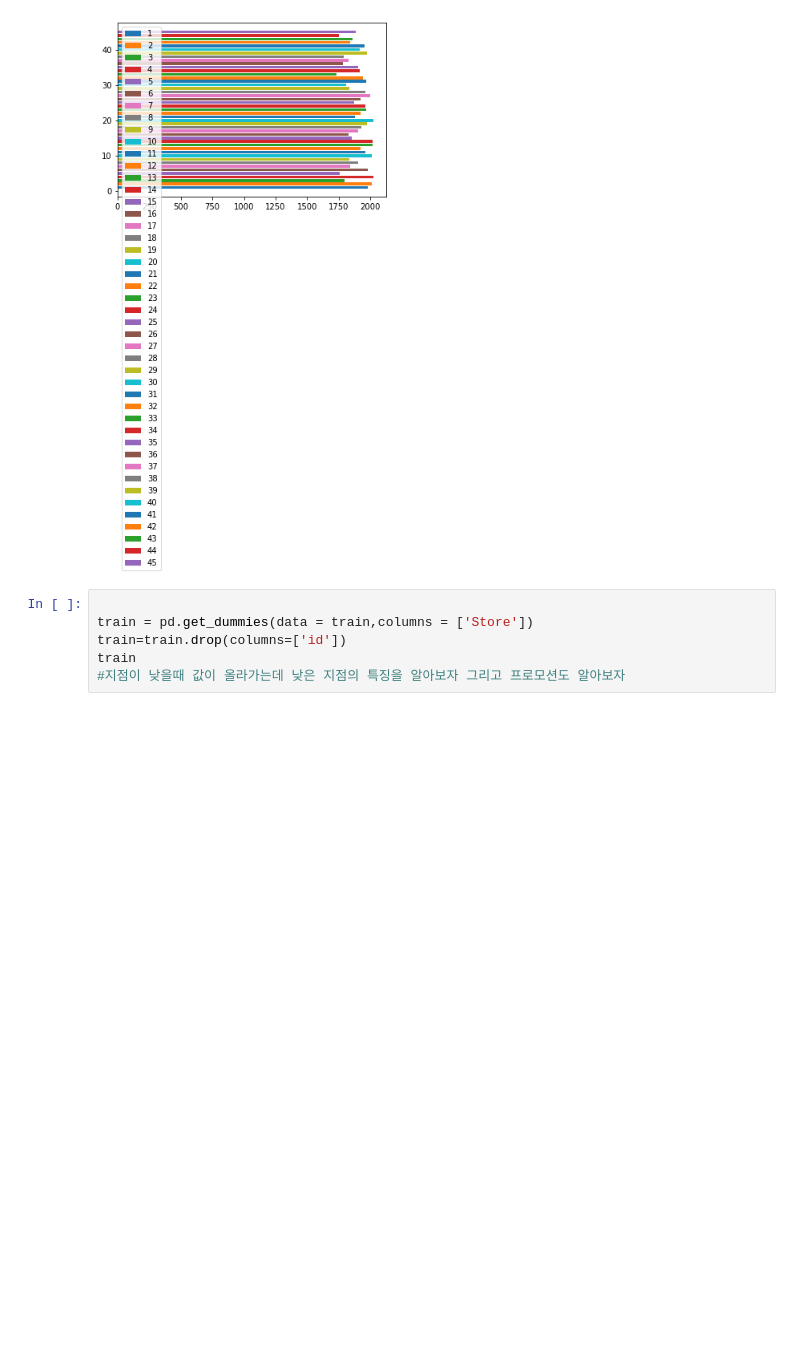
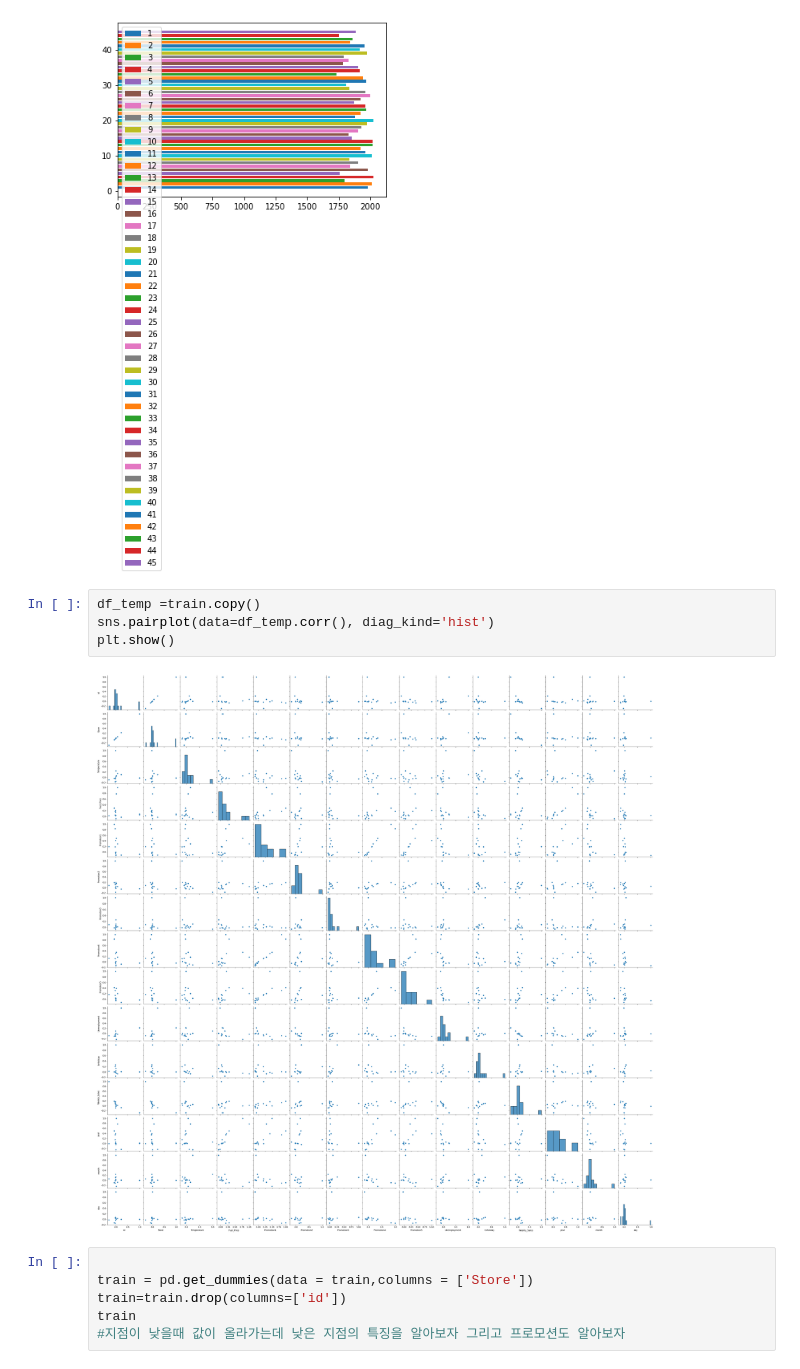
Before and after one commit to ha-seungwon/DACON-Sales_Forecast_Contest, a Jupyter notebook: code/shopping.ipynb, the cells around one changed output. Saved outputs shown, nothing was run; the diff lists cells and outputs as text; blank space fills up the shorter version.

```diff
--- a/code/shopping.ipynb
+++ b/code/shopping.ipynb
@@ -191,6 +191,12 @@ plt.legend(store,loc='upper left')
 plt.show()
 # %% [output]
 [figure]
+# %%
+df_temp =train.copy()
+sns.pairplot(data=df_temp.corr(), diag_kind='hist')
+plt.show()
+# %% [output]
+[figure, added]
 # %%
 
 train = pd.get_dummies(data = train,columns = ['Store'])
```
Also changed, not shown: parts of 6 cells of this notebook, 27 other files.
